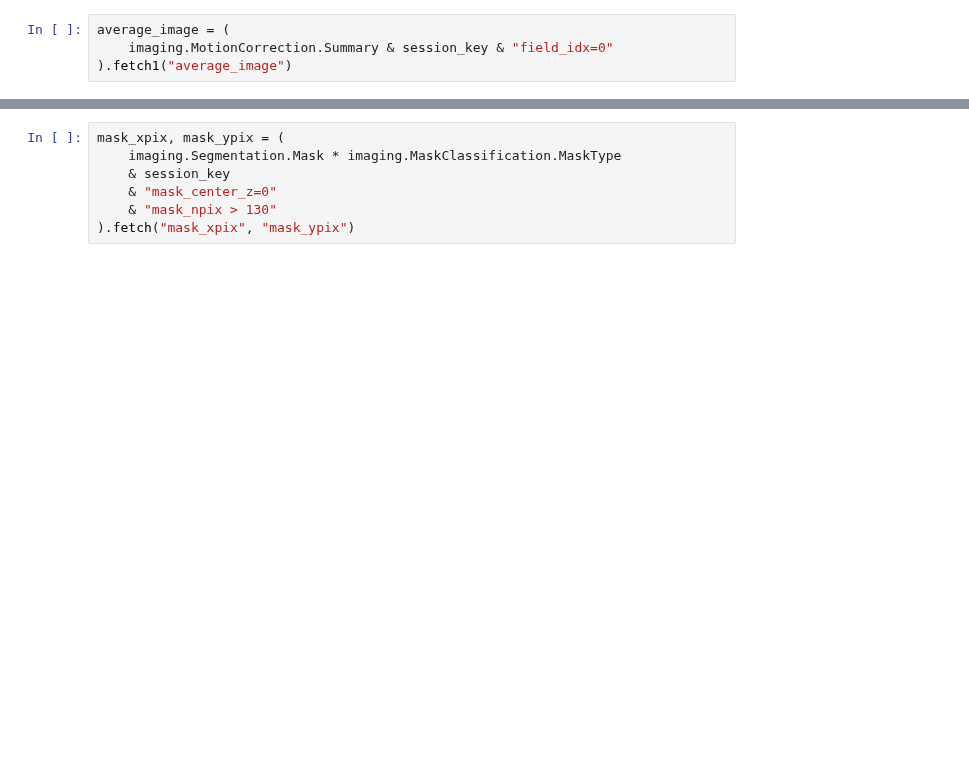
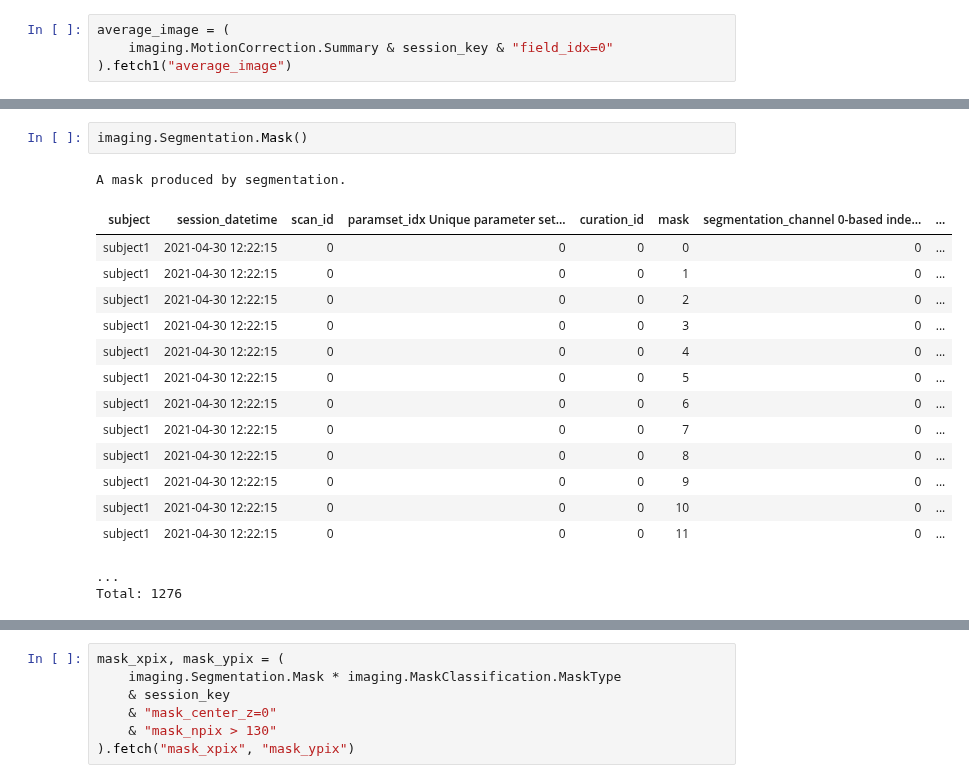
Before and after one commit to datajoint/element-calcium-imaging, a Jupyter notebook: notebooks/tutorial.ipynb, the cells around one changed output, grey strips where cells are left out. Saved outputs shown, nothing was run; the diff lists cells and outputs as text; blank space fills up the shorter version.

```diff
--- a/notebooks/tutorial.ipynb
+++ b/notebooks/tutorial.ipynb
@@ -368,0 +563,19 @@ plt.imshow(average_image)
+# %%
+imaging.Segmentation.Mask()
+# %% [output]
+A mask produced by segmentation.
+| subject | session_datetime | scan_id | paramset_idx Unique parameter set... | curation_id | mask | segmentation_channel 0-based inde... | ... |
+| subject1 | 2021-04-30 12:22:15 | 0 | 0 | 0 | 0 | 0 | ... |
+| subject1 | 2021-04-30 12:22:15 | 0 | 0 | 0 | 1 | 0 | ... |
+| subject1 | 2021-04-30 12:22:15 | 0 | 0 | 0 | 2 | 0 | ... |
+| subject1 | 2021-04-30 12:22:15 | 0 | 0 | 0 | 3 | 0 | ... |
+| subject1 | 2021-04-30 12:22:15 | 0 | 0 | 0 | 4 | 0 | ... |
+| subject1 | 2021-04-30 12:22:15 | 0 | 0 | 0 | 5 | 0 | ... |
+| subject1 | 2021-04-30 12:22:15 | 0 | 0 | 0 | 6 | 0 | ... |
+| subject1 | 2021-04-30 12:22:15 | 0 | 0 | 0 | 7 | 0 | ... |
+| subject1 | 2021-04-30 12:22:15 | 0 | 0 | 0 | 8 | 0 | ... |
+| subject1 | 2021-04-30 12:22:15 | 0 | 0 | 0 | 9 | 0 | ... |
+| subject1 | 2021-04-30 12:22:15 | 0 | 0 | 0 | 10 | 0 | ... |
+| subject1 | 2021-04-30 12:22:15 | 0 | 0 | 0 | 11 | 0 | ... |
+...
+Total: 1276
```
Also changed, not shown: parts of 70 cells of this notebook.
